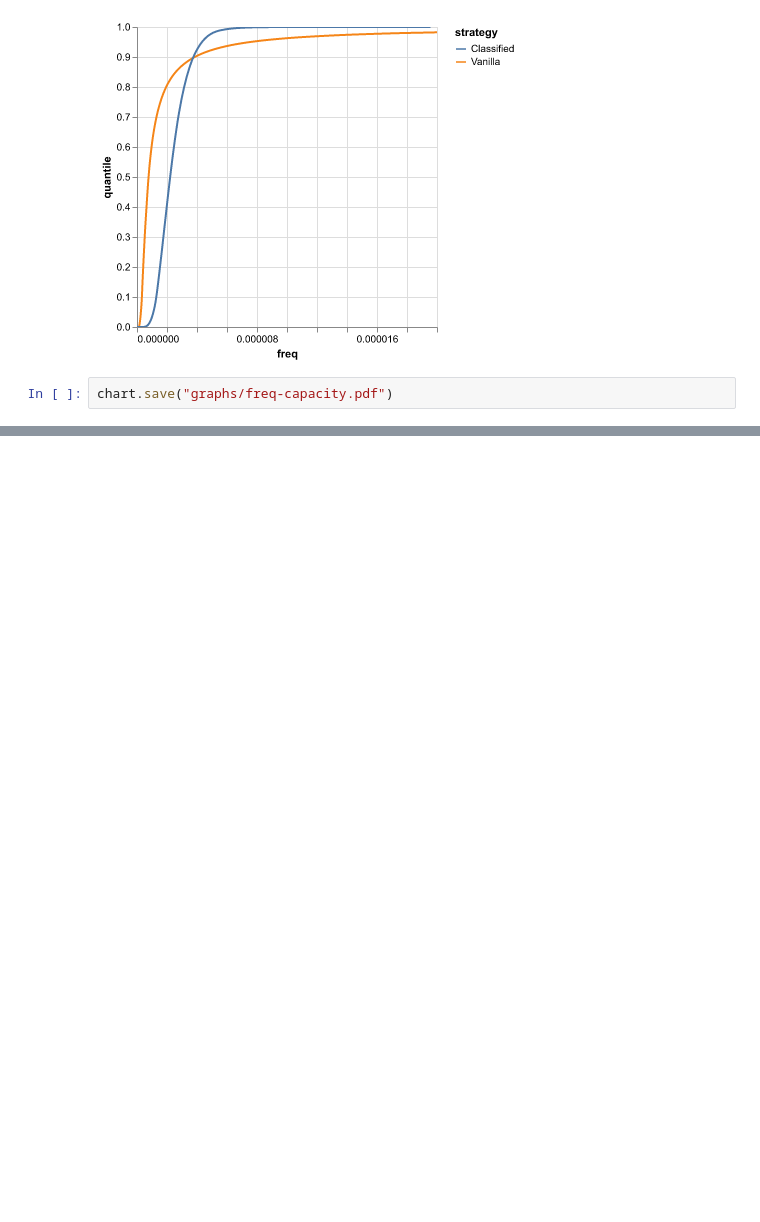
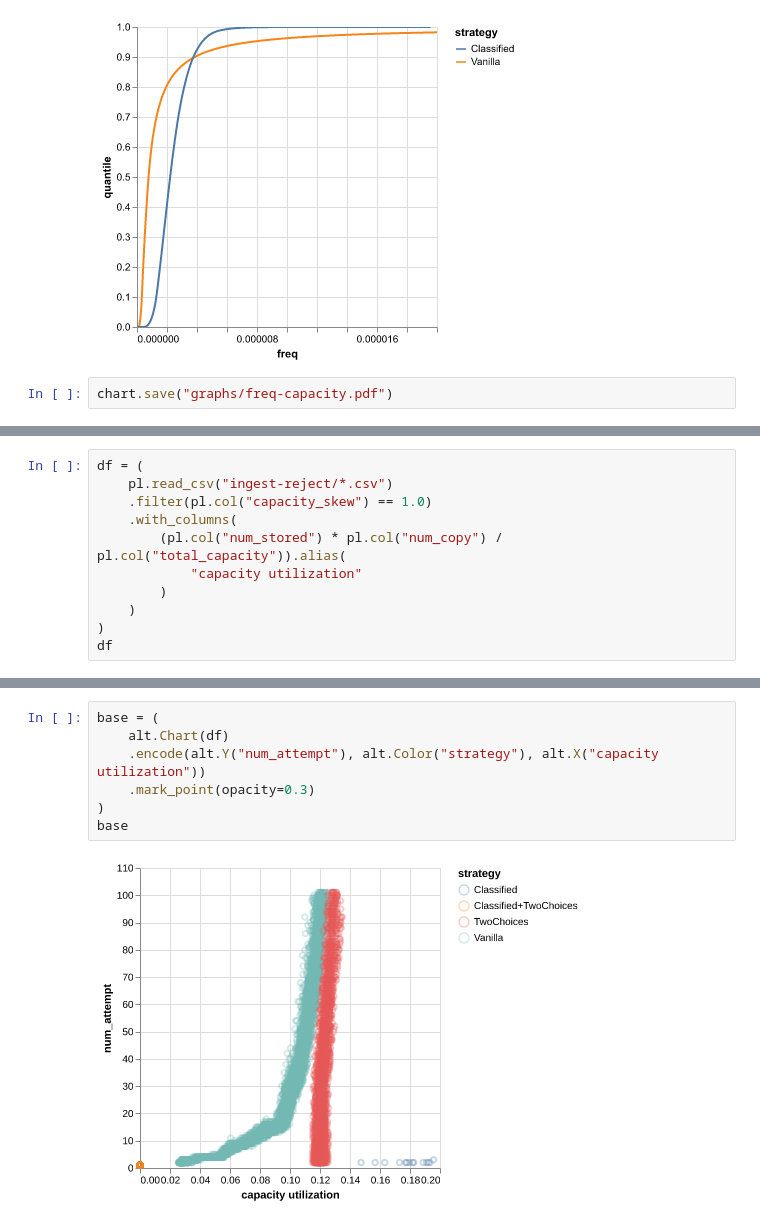
Before and after one commit to sgdxbc/storage-simulation-data, a Jupyter notebook: graphs.ipynb, the cells around one changed output, grey strips where cells are left out. Drawn from its saved outputs; the diff is of its cells as text; blank space fills up the shorter version.

Commit message:
Add ingest with rejection results

```diff
--- a/graphs.ipynb
+++ b/graphs.ipynb
@@ -186,0 +191,11 @@ chart.save("graphs/freq-capacity.pdf")
+# %%
+df = (
+    pl.read_csv("ingest-reject/*.csv")
+    .filter(pl.col("capacity_skew") == 1.0)
+    .with_columns(
+        (pl.col("num_stored") * pl.col("num_copy") / pl.col("total_capacity")).alias(
+            "capacity utilization"
+        )
+    )
+)
+df
@@ -186,0 +217,9 @@ chart.save("graphs/freq-capacity.pdf")
+# %%
+base = (
+    alt.Chart(df)
+    .encode(alt.Y("num_attempt"), alt.Color("strategy"), alt.X("capacity utilization"))
+    .mark_point(opacity=0.3)
+)
+base
+# %% [output]
+[figure, added]
```
Also changed, not shown: parts of 2 cells of this notebook, 45 other files.
